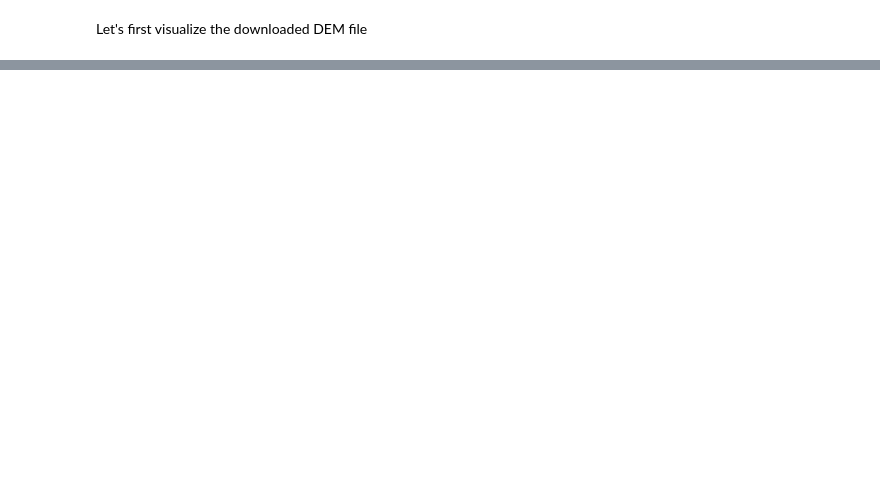
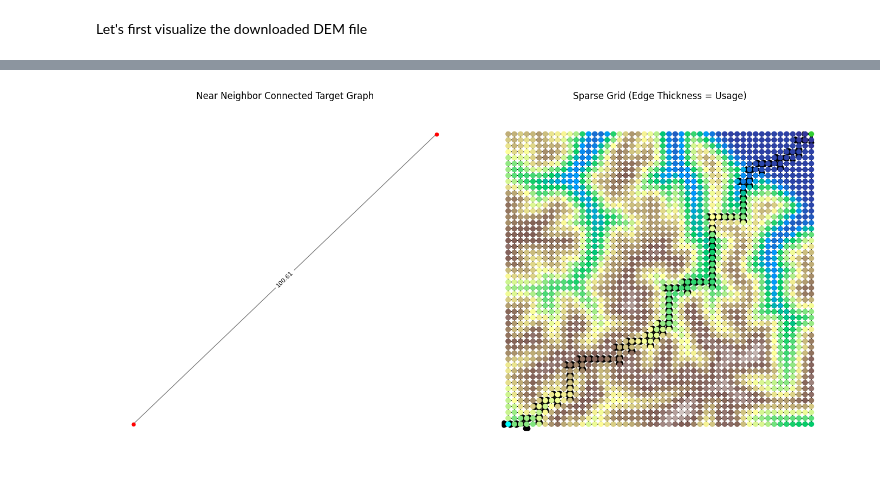
Before and after one commit to jongann-lee/Observability_mSTSP, a Jupyter notebook: Real_Life_Maps/visualization.ipynb, the cells around one changed output, grey strips where cells are left out. Cells and saved outputs as stored; diff of their text form; code cells hidden in the pictures; blank space fills up the shorter version.

```diff
--- a/Real_Life_Maps/visualization.ipynb
+++ b/Real_Life_Maps/visualization.ipynb
@@ -53,0 +66,19 @@ Coordinate System: EPSG:26917
+# %%
+from real_map_generation import RealTerrainGrid
+import networkx as nx
+import matplotlib.pyplot as plt
+import matplotlib.colors as mcolors
+import numpy as np  # For any distance calcs if needed
+
+# Rotate clockwise 90 degrees to counteract the anticlockwise shift
+corrected_height_grid = np.rot90(height_grid, k=-1)
+
+graph_generator = RealTerrainGrid(corrected_height_grid, k_up=1.0, k_down=2.0)
+# Note that for some reason the x and y axes are flipped
+# graph_generator.add_obstacle(center=(59,86), rx=3, ry=6)
+# graph_generator.add_obstacle(center={45,54}, rx=4, ry=4)
+# graph_generator.add_obstacle(center=(88,55), rx=3, ry=6)
+# graph_generator.add_obstacle(center=(77,25), rx=4, ry=4)
+
+graph_generator.compute_all_visibilities()
+env_graph = graph_generator.get_graph()
@@ -53,0 +158,70 @@ Coordinate System: EPSG:26917
+# %%
+from Graph_Generation.target_graph import create_fully_connected_target_graph
+
+target_graph = create_fully_connected_target_graph(env_graph)
+
+# --- 1. Prepare for Plotting ---
+
+edge_labels = {}
+for u, v, data in target_graph.edges(data=True):
+    distance = data['distance']
+    edge_labels[(u, v)] = f"{distance:.2f}"
+
+# --- 2. Create Dynamic Edge Styles for the Sparse Grid ---
+
+edge_widths = []
+edge_styles = []
+for u, v, data in env_graph.edges(data=True):
+    num_used = data.get('num_used', 0)
+    if num_used > 0:
+        # Style for used edges: solid and thicker based on usage count
+        edge_styles.append('solid')
+        edge_widths.append(1.0 + 5.0 * num_used)  # Scaled for visibility
+    else:
+        # Style for unused edges: dotted and thin
+        edge_styles.append('dotted')
+        edge_widths.append(0.5)
+
+# --- 3. Create the Side-by-Side Plot (in the new order) ---
+
+# Create a figure and a set of subplots (1 row, 2 columns)
+fig, axes = plt.subplots(nrows=1, ncols=2, figsize=(14, 7))
+
+# --- Plot 1: Fully Connected Target Graph (NOW on the left axis) ---
+axes[0].set_title("Near Neighbor Connected Target Graph")
+nx.draw(
+    target_graph,
+    pos=pos,
+    ax=axes[0],  # Draw on the left subplot
+    node_color="red",
+    with_labels=False,
+    node_size=20,
+    width=1.0,
+    edge_color='grey'
+)
+
+nx.draw_networkx_edge_labels(
+    target_graph,
+    pos=pos,
+    ax =axes[0],
+    edge_labels=edge_labels,
+    font_size=8
+)
+
+# --- Plot 2: Original Sparse Grid with Usage (NOW on the right axis) ---
+axes[1].set_title("Sparse Grid (Edge Thickness = Usage)")
+nx.draw(
+    env_graph,
+    pos=pos,
+    ax=axes[1],  # Draw on the right subplot
+    node_color=color_map,
+    with_labels=False,
+    node_size=40,
+    width=edge_widths,  # Use the dynamic widths
+    style=edge_styles   # Use the dynamic styles
+)
+
+plt.tight_layout()
+plt.show()
+# %% [output]
+[figure, added]
```
Also changed, not shown: parts of 7 cells of this notebook, 2 other files.
